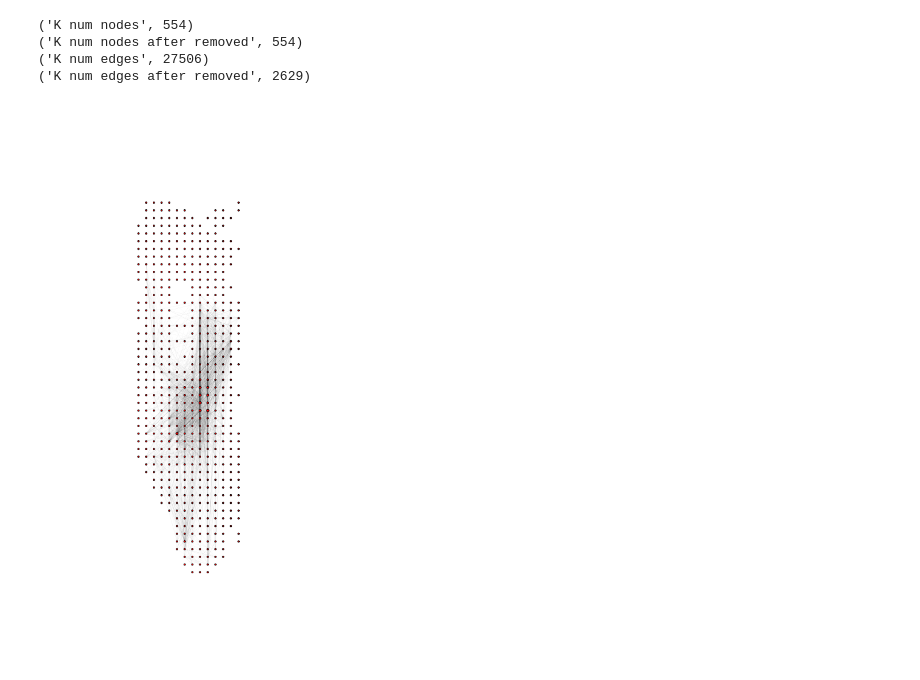
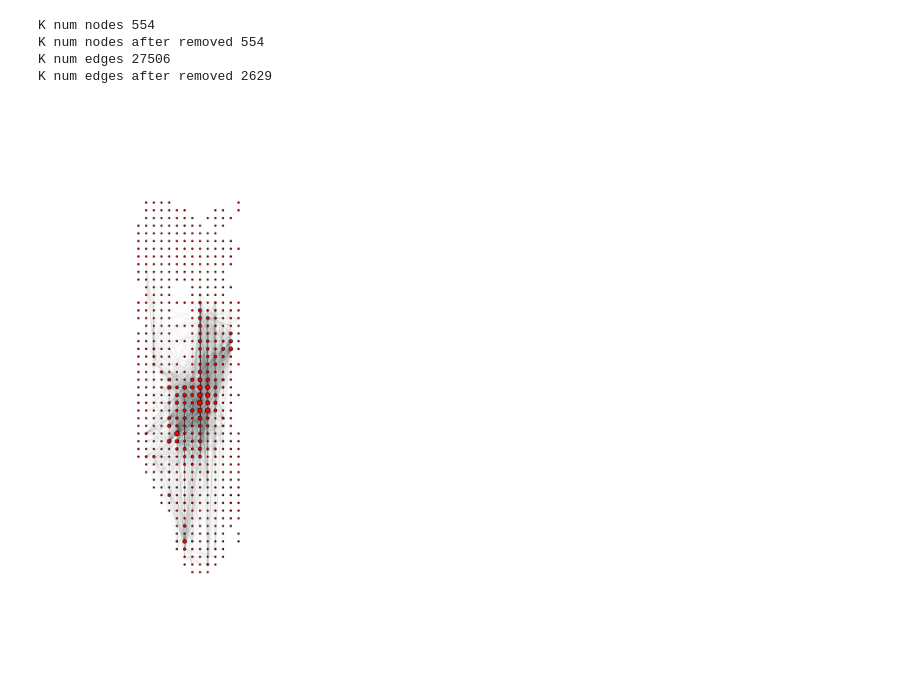
Before and after one commit to jgilles23/CEE245_FinalProject, a Jupyter notebook: XYToAdjacencyMatrix.ipynb, the cells around one changed output. Saved outputs shown, nothing was run; the diff lists cells and outputs as text; code cells hidden in the pictures.

```diff
--- a/XYToAdjacencyMatrix.ipynb
+++ b/XYToAdjacencyMatrix.ipynb
@@ -79,9 +79,9 @@ def plotGraph(G):
     px = [p[0] for p in pos]
     py = [p[1] for p in pos]
     edges = G.edges()
-    weights = [G[u][v]['weight']/400.0 for u,v in edges] #divide by 4 for scale in graphing
+    weights = [G[u][v]['weight']/200.0 for u,v in edges] #divide by 4 for scale in graphing
     sizes = G.degree().values()
-    sizes = [s/6 if s/6>7 else 7 for s in sizes]
+    sizes = [s/1.5 if s/1.5>7 else 7 for s in sizes]
 
     fig=plt.figure(figsize=(8, 16))
     plt.axis('equal')
@@ -90,22 +90,23 @@ def plotGraph(G):
     plt.show()
 # %%
 #Threshold the graph's nodes
+K = copy.deepcopy(G)
 print('K num nodes',len(K.nodes()))
 K.remove_nodes_from([node for node in K.nodes() \
                      if K.degree(node)<=0])
 print('K num nodes after removed',len(K.nodes()))
 
 #Threshold the graph's edges
 K = copy.deepcopy(G)
 print('K num edges',len(K.edges()))
 K.remove_edges_from([edge for edge in K.edges(data=True) \
                      if edge[2]['weight']<=5])
 print('K num edges after removed',len(K.edges()))
 
 plotGraph(K)
 # %% [output]
-('K num nodes', 554)
-('K num nodes after removed', 554)
-('K num edges', 27506)
-('K num edges after removed', 2629)
+K num nodes 554
+K num nodes after removed 554
+K num edges 27506
+K num edges after removed 2629
-[figure, old version]
+[figure, new version]
```
Also changed, not shown: parts of 1 cell of this notebook, 4 other files.
